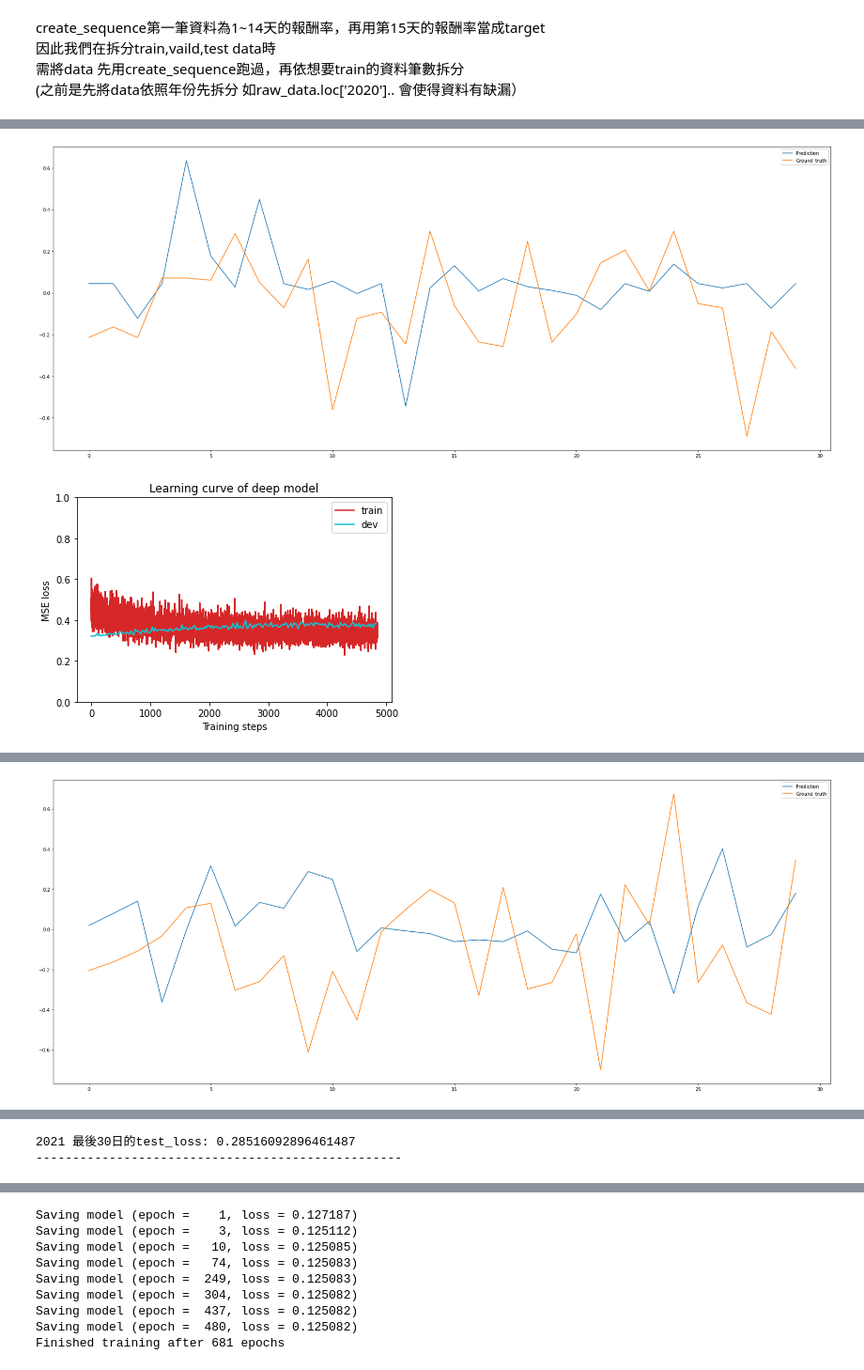
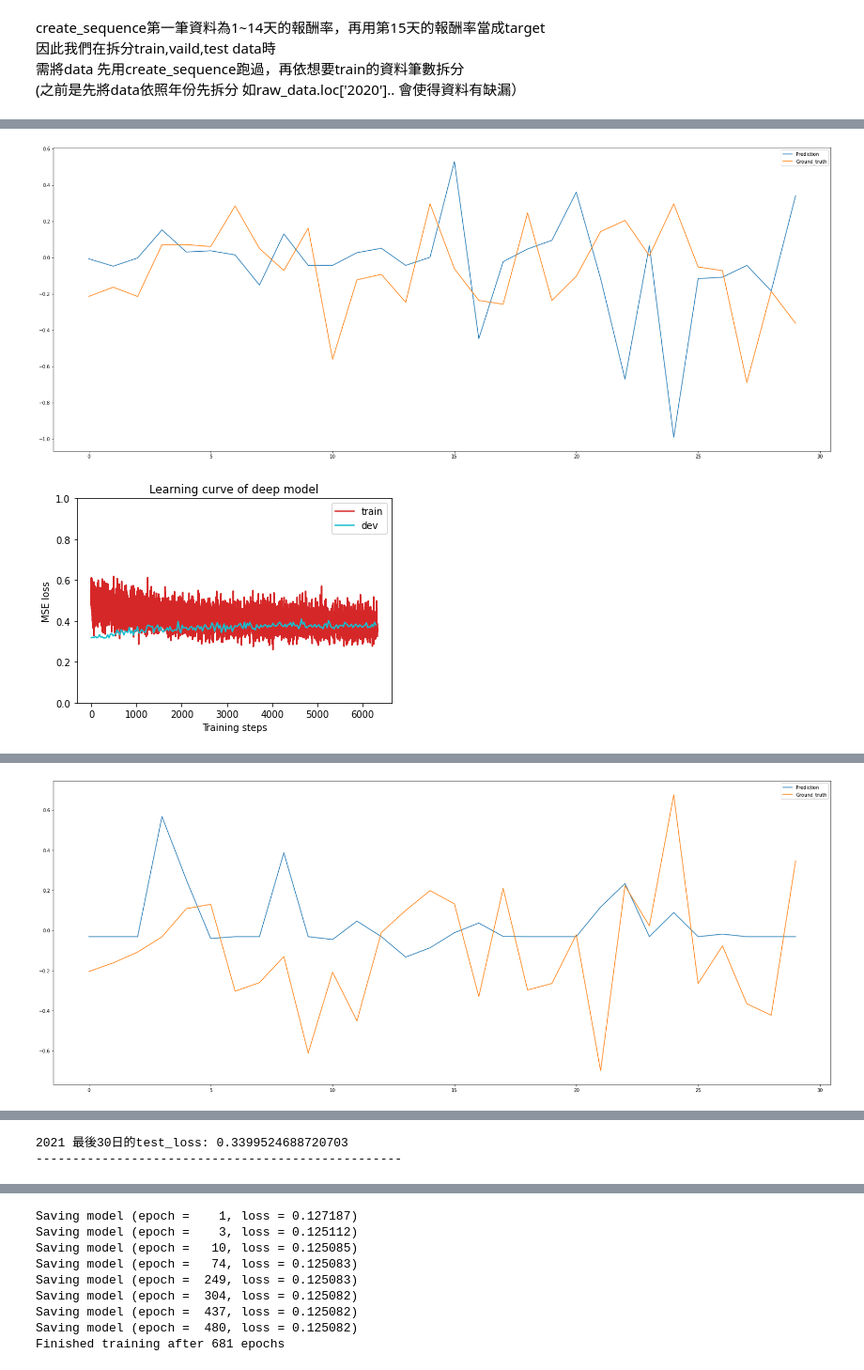
Before and after one commit to robertbasement/1D_CNN-for-time-series, a Jupyter notebook: Conv1d model for time series.ipynb, the cells around one changed output, grey strips where cells are left out. Shown at 94% size. Cells and saved outputs as stored; diff of their text form; code cells hidden in the pictures.

```diff
--- a/Conv1d model for time series.ipynb
+++ b/Conv1d model for time series.ipynb
@@ -369,7 +369,7 @@ test_date = 30
 #而training的部分 為2018年all >> test 2019/1 >> 2018~2019 all >> test 2020/1 >> 2018~2021/7
 # >>test til now
 for year in range(18,22):
-    dataset = raw_data.loc['2012':'20'+str(year)]
+    dataset = raw_data.loc['2010':'20'+str(year)]
     tr_set = prep_dataloader(dataset, 'train', config['batch_size'])
     dv_set = prep_dataloader(dataset, 'vaildation', config['batch_size'])
     #input chan = 1
@@ -401,2 +402,2 @@ Finished training after 202 epochs
-[figure, old version]
+[figure, new version]
-[figure, old version]
+[figure, new version]
@@ -408 +410 @@ Finished training after 203 epochs
-[figure, old version]
+[figure, new version]
@@ -419,2 +421,2 @@ Finished training after 214 epochs
-2021 最後30日的test_loss: 0.28516092896461487
+2021 最後30日的test_loss: 0.3399524688720703
 --------------------------------------------------
```
Also changed, not shown: parts of 5 cells of this notebook.
